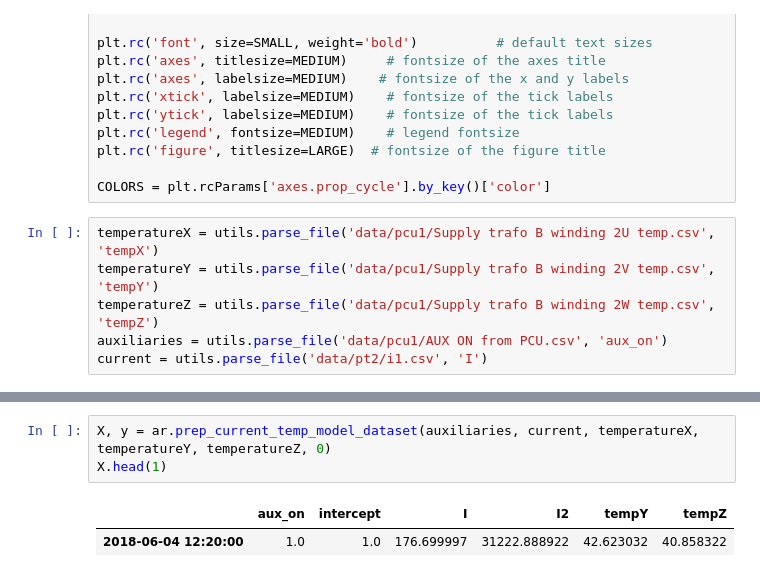
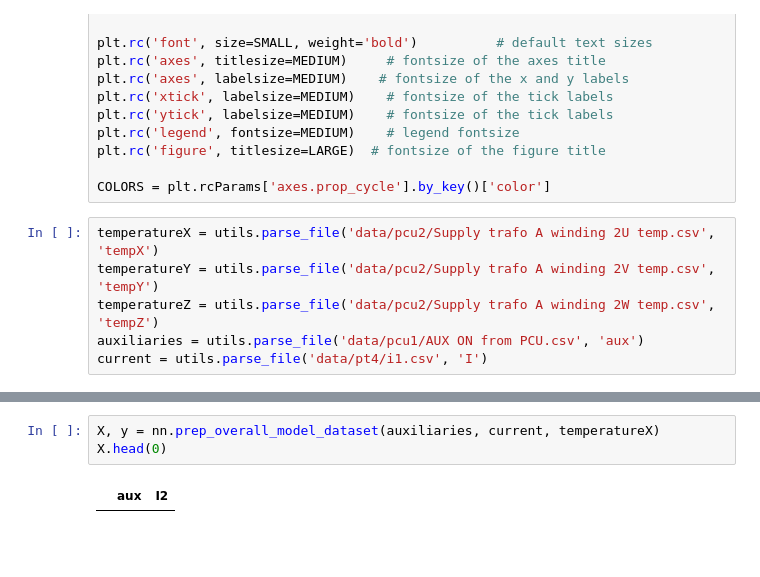
Before and after one commit to fonstelien/FYS-STK4155, a Jupyter notebook: project3/source/project3.ipynb, the cells around one changed output, grey strips where cells are left out. Cells and saved outputs as stored; diff of their text form; blank space fills up the shorter version.

```diff
--- a/project3/source/project3.ipynb
+++ b/project3/source/project3.ipynb
@@ -37,11 +37,11 @@ plt.rc('figure', titlesize=LARGE)  # fontsize of the figure title
 
 COLORS = plt.rcParams['axes.prop_cycle'].by_key()['color']
 # %%
-temperatureX = utils.parse_file('data/pcu1/Supply trafo B winding 2U temp.csv', 'tempX')
-temperatureY = utils.parse_file('data/pcu1/Supply trafo B winding 2V temp.csv', 'tempY')
-temperatureZ = utils.parse_file('data/pcu1/Supply trafo B winding 2W temp.csv', 'tempZ')
-auxiliaries = utils.parse_file('data/pcu1/AUX ON from PCU.csv', 'aux_on')
-current = utils.parse_file('data/pt2/i1.csv', 'I')
+temperatureX = utils.parse_file('data/pcu2/Supply trafo A winding 2U temp.csv', 'tempX')
+temperatureY = utils.parse_file('data/pcu2/Supply trafo A winding 2V temp.csv', 'tempY')
+temperatureZ = utils.parse_file('data/pcu2/Supply trafo A winding 2W temp.csv', 'tempZ')
+auxiliaries = utils.parse_file('data/pcu1/AUX ON from PCU.csv', 'aux')
+current = utils.parse_file('data/pt4/i1.csv', 'I')
 # %%
 fig, axes = plt.subplots(nrows=3, ncols=1, figsize=(15,10), sharex=True)
 fig.suptitle('Transformer Winding Temperature, Current and Cooling Fan Status over Time', fontsize=LARGE)
@@ -97,6 +187,5 @@ X.head(0)
 # %%
-X, y = ar.prep_current_temp_model_dataset(auxiliaries, current, temperatureX, temperatureY, temperatureZ, 0)
-X.head(1)
+X, y = nn.prep_overall_model_dataset(auxiliaries, current, temperatureX)
+X.head(0)
 # %% [output]
-|  | aux_on | intercept | I | I2 | tempY | tempZ |
-| 2018-06-04 12:20:00 | 1.0 | 1.0 | 176.699997 | 31222.888922 | 42.623032 | 40.858322 |
+|  | aux | I2 |
```
Also changed, not shown: parts of 22 cells of this notebook, 3 other files.
